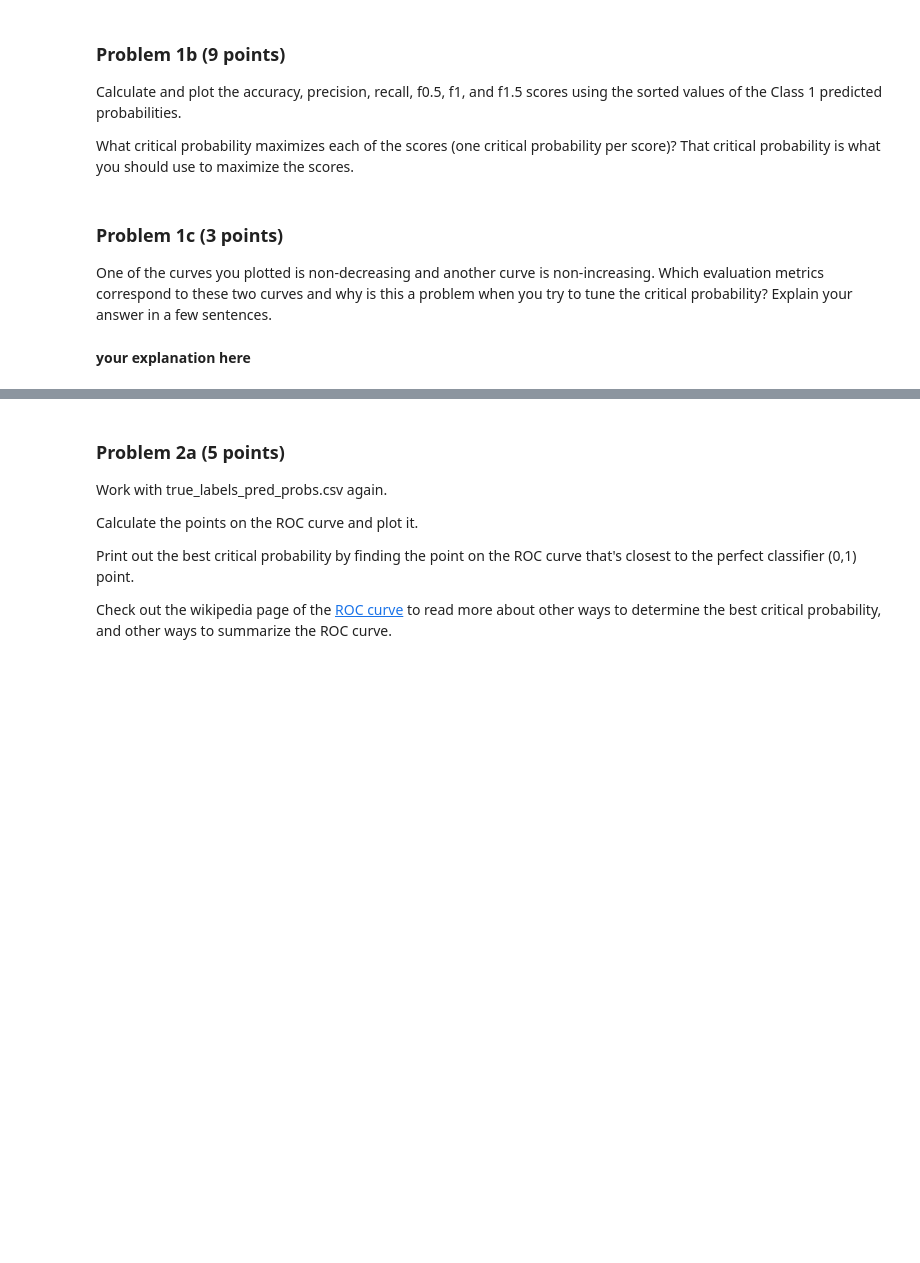
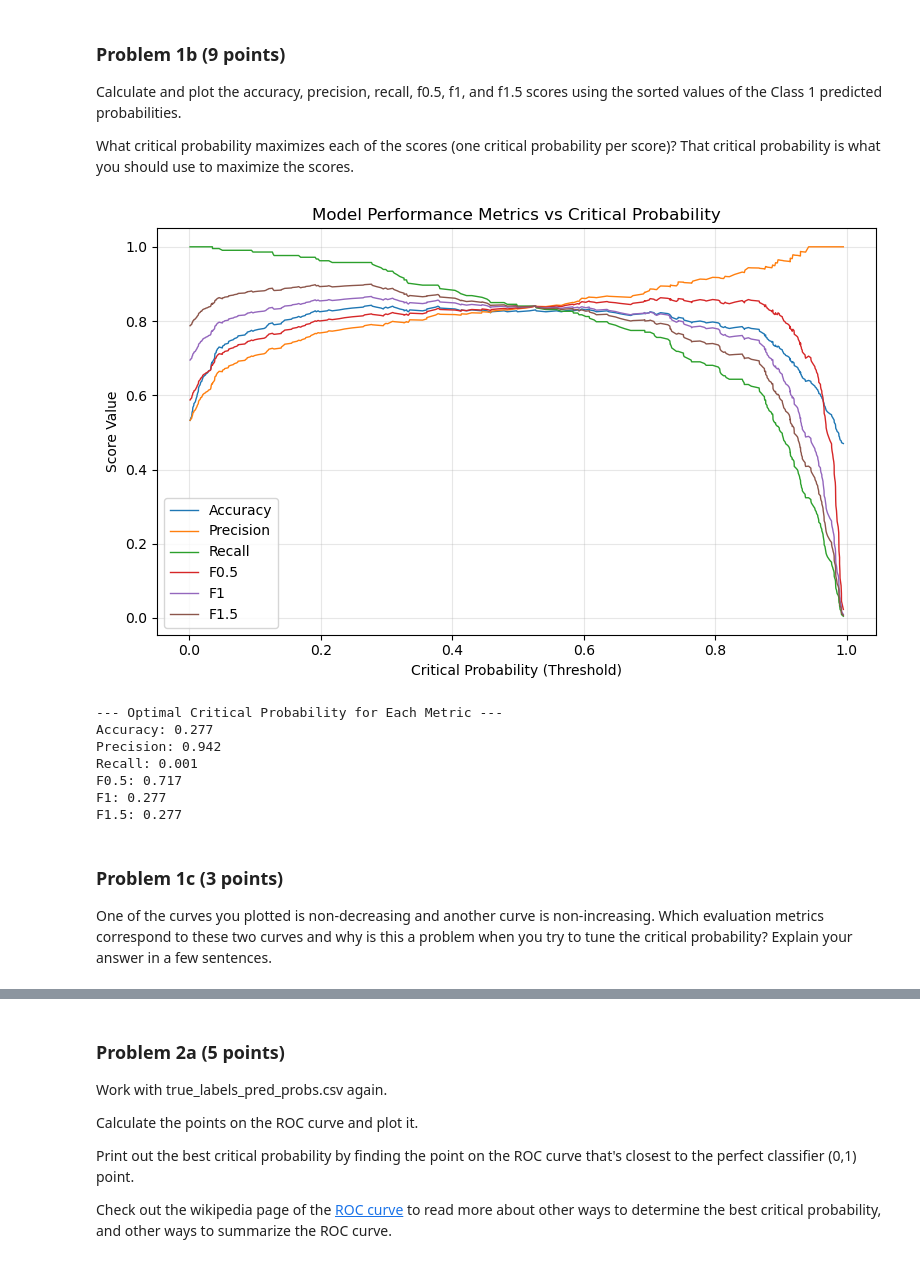
Before and after one commit to IsabellaTan/Brown-DATA1030-HW7, a Jupyter notebook: PS7.ipynb, the cells around one changed output, grey strips where cells are left out. Drawn from its saved outputs; the diff is of its cells as text; code cells hidden in the pictures; blank space fills up the shorter version.

```diff
--- a/PS7.ipynb
+++ b/PS7.ipynb
@@ -84,6 +124,73 @@ What critical probability maximizes each of the scores (one critical probability
+# %%
+# your code here
+import numpy as np
+import matplotlib.pyplot as plt
+from sklearn.metrics import accuracy_score, precision_score, recall_score, fbeta_score
+
+y_prob = np.array(df['pred_prob_class1'])
+# using the sorted values of the Class 1 predicted probabilities
+thresholds = np.sort(np.unique(y_prob))
+# create empty list to store
+accuracies, precisions, recalls, f05s, f1s, f15s = [], [], [], [], [], []
+# Loop every critical probability
+for t in thresholds:
+    y_pred = (y_prob >= t).astype(int)
+    # find accuracy, precision, recall score, f0.5, f1, f1.5
+    acc = accuracy_score(y_true, y_pred)
+    prec = precision_score(y_true, y_pred)
+    rec = recall_score(y_true, y_pred)
+    f05 = fbeta_score(y_true, y_pred, beta=0.5)
+    f1 = fbeta_score(y_true, y_pred, beta=1)
+    f15 = fbeta_score(y_true, y_pred, beta=1.5)
+    # store the result to the list
+    accuracies.append(acc)
+    precisions.append(prec)
+    recalls.append(rec)
+    f05s.append(f05)
+    f1s.append(f1)
+    f15s.append(f15)
+
+# Plot accuracy, precision, recall score, f0.5, f1, f1.5
+plt.figure(figsize=(8,5))
+plt.plot(thresholds, accuracies, label='Accuracy', linewidth=1)
+plt.plot(thresholds, precisions, label='Precision', linewidth=1)
+plt.plot(thresholds, recalls, label='Recall', linewidth=1)
+plt.plot(thresholds, f05s, label='F0.5', linewidth=1)
+plt.plot(thresholds, f1s, label='F1', linewidth=1)
+plt.plot(thresholds, f15s, label='F1.5', linewidth=1)
+# Label x,y axis
+plt.xlabel('Critical Probability (Threshold)')
+plt.ylabel('Score Value')
+plt.title('Model Performance Metrics vs Critical Probability')
+plt.legend()
+plt.grid(alpha=0.3)
+plt.tight_layout()
+plt.show()
+
+# Find the best threshold for accuracy, precision, recall score, f0.5, f1, f1.5
+best_thresholds = {
+    'Accuracy': thresholds[np.nanargmax(accuracies)],
+    'Precision': thresholds[np.nanargmax(precisions)],
+    'Recall': thresholds[np.nanargmax(recalls)],
+    'F0.5': thresholds[np.nanargmax(f05s)],
+    'F1': thresholds[np.nanargmax(f1s)],
+    'F1.5': thresholds[np.nanargmax(f15s)]
+}
+
+# Print the result
+print("--- Optimal Critical Probability for Each Metric ---")
+for metric, t in best_thresholds.items():
+    print(f"{metric}: {t:.3f}")
+# %% [output]
+[figure, added]
+--- Optimal Critical Probability for Each Metric ---
+Accuracy: 0.277
+Precision: 0.942
+Recall: 0.001
+F0.5: 0.717
+F1: 0.277
+F1.5: 0.277
 # %% [markdown]
 ### Problem 1c (3 points)
 
 One of the curves you plotted is non-decreasing and another curve is non-increasing. Which evaluation metrics correspond to these two curves and why is this a problem when you try to tune the critical probability? Explain your answer in a few sentences.
-# %% [markdown]
-**your explanation here**
```
Also changed, not shown: parts of 8 cells of this notebook, 1 other file.
